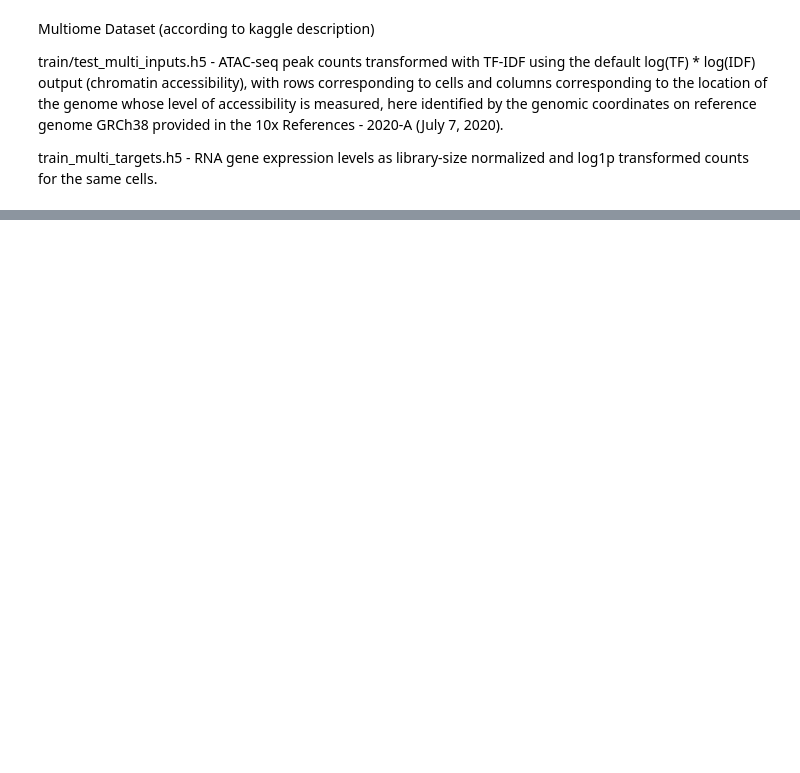
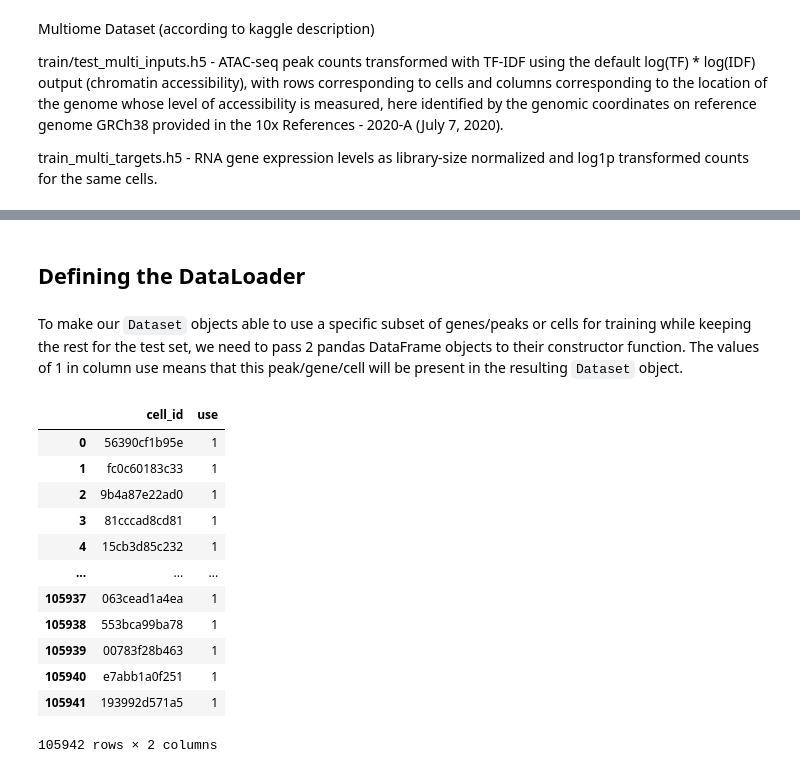
Before and after one commit to amiralism7/peak-accessibility-and-gene-expression-prediction, a Jupyter notebook: Enformer.ipynb, the cells around one changed output, grey strips where cells are left out. Drawn from its saved outputs; the diff is of its cells as text; code cells hidden in the pictures; blank space fills up the shorter version.

```diff
--- a/Enformer.ipynb
+++ b/Enformer.ipynb
@@ -266,0 +685,21 @@ Estimated Total Size (MB): 53725.26
+# %%
+atac_anndata = ad.read_h5ad(
+    os.path.join(data_dir, "atac_anndata.h5ad")
+)
+
+rna_anndata = ad.read_h5ad(
+    os.path.join(data_dir, "rna_anndata.h5ad")
+)
+mdata = MuData({"atac": atac_anndata, "rna": rna_anndata})
+
+mdata["atac"].var = mdata["atac"].var.astype({
+    "start": int,
+    "end": int,
+})
+
+mdata["rna"].var = mdata["rna"].var.astype({
+    "start": int,
+    "end": int,
+})
+
+mdata
@@ -266,0 +756,3 @@ Estimated Total Size (MB): 53725.26
+# %%
+mdata["rna"].layers["normalized"] = mdata["rna"].X / (mdata["rna"].X).max() # should have been sc.pp.normalize_total(mdata["rna"], target_sum=30, inplace=False)['X']
+mdata["rna"].layers["normalized"]
@@ -266,0 +788,3 @@ Estimated Total Size (MB): 53725.26
+# %%
+mdata["atac"].layers["normalized"] = mdata["atac"].X / (mdata["atac"].X).max() #sc.pp.normalize_total(mdata["atac"], target_sum=2.9, inplace=False)['X']
+mdata["atac"].layers["normalized"]
@@ -266,0 +872,23 @@ Estimated Total Size (MB): 53725.26
+# %% [markdown]
+## Defining the DataLoader
+# %% [markdown]
+To make our `Dataset` objects able to use a specific subset of genes/peaks or cells for training while keeping the rest for the test set, we need to pass 2 pandas DataFrame objects to their constructor function. The values of 1 in column use means that this peak/gene/cell will be present in the resulting `Dataset` object.
+# %%
+# This DataFrame indicates which cells are going to be used in dataloader
+subset_cells = mdata["rna"].obs.copy().reset_index(drop=True)
+subset_cells["use"] = 1
+subset_cells
+# %% [output]
+|  | cell_id | use |
+| 0 | 56390cf1b95e | 1 |
+| 1 | fc0c60183c33 | 1 |
+| 2 | 9b4a87e22ad0 | 1 |
+| 3 | 81cccad8cd81 | 1 |
+| 4 | 15cb3d85c232 | 1 |
+| ... | ... | ... |
+| 105937 | 063cead1a4ea | 1 |
+| 105938 | 553bca99ba78 | 1 |
+| 105939 | 00783f28b463 | 1 |
+| 105940 | e7abb1a0f251 | 1 |
+| 105941 | 193992d571a5 | 1 |
+105942 rows × 2 columns
```
Also changed, not shown: parts of 134 cells of this notebook.
